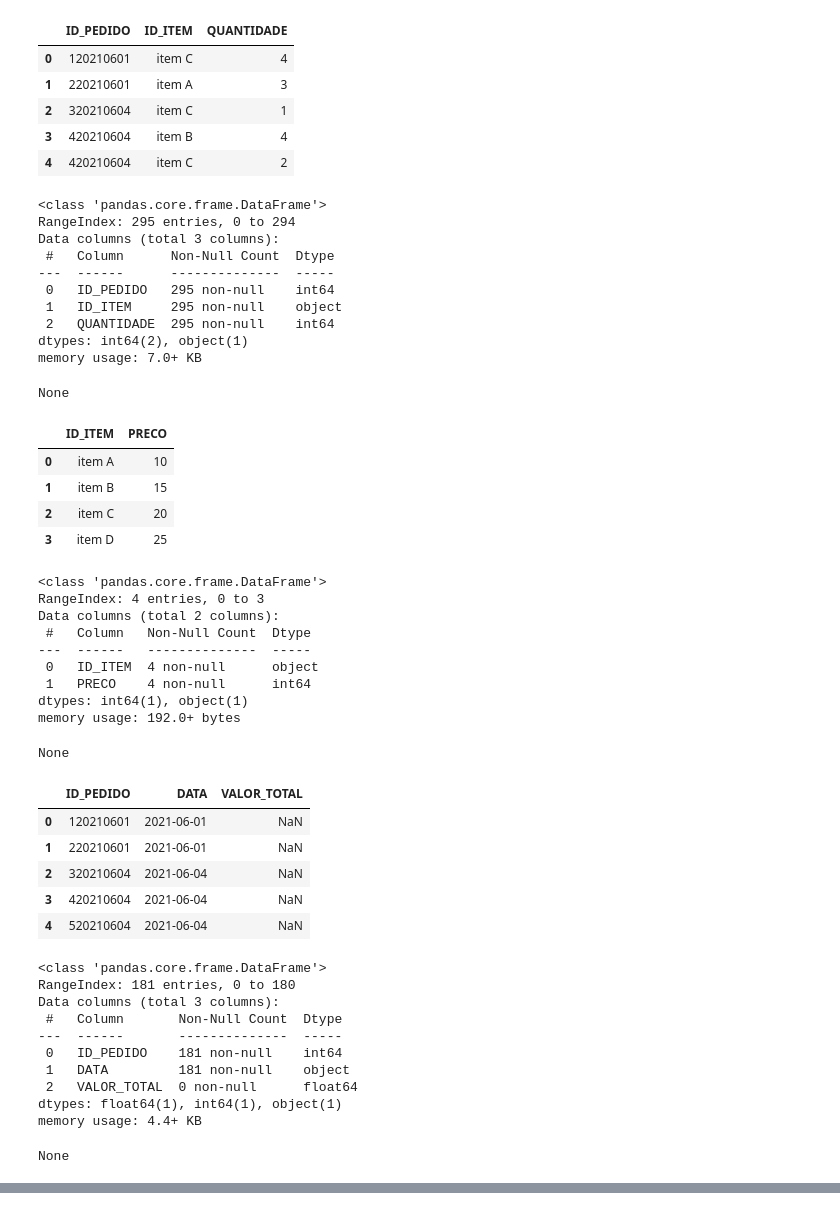
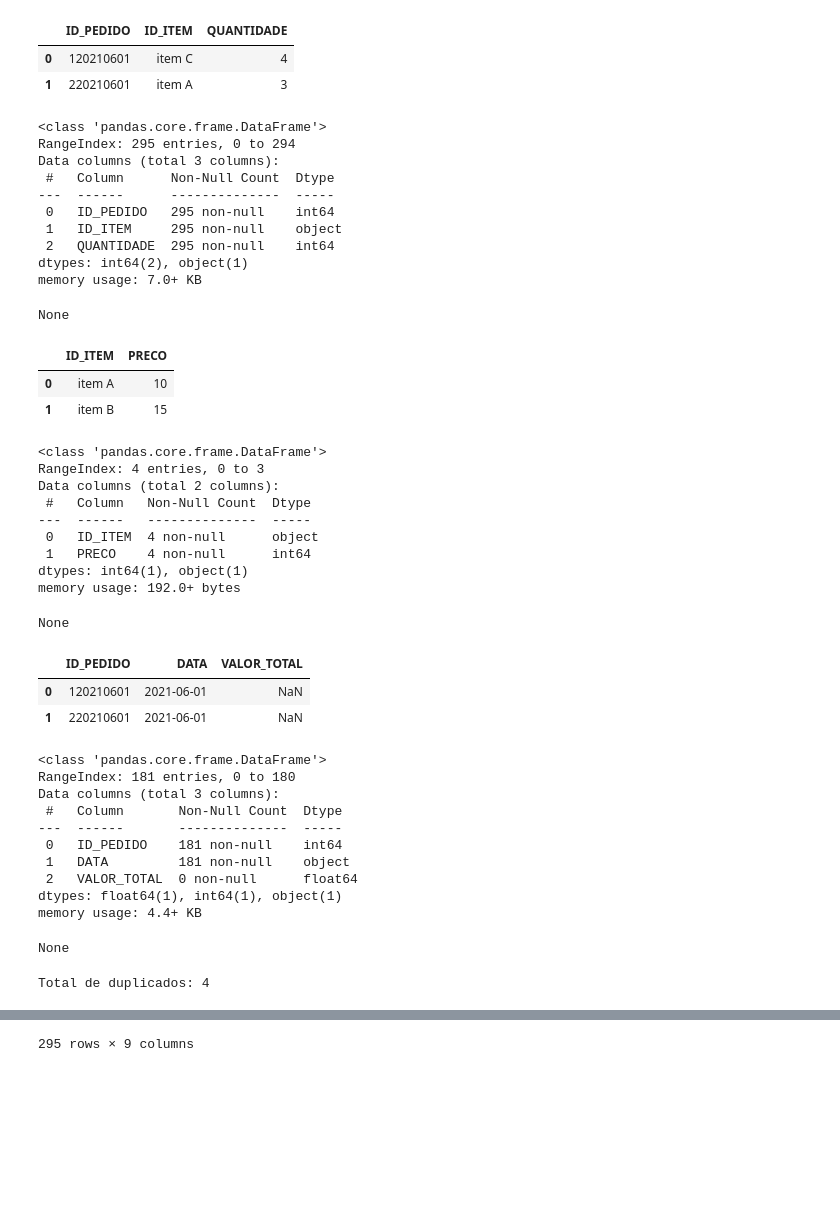
Before and after one commit to MarcoBispo97/desafio_datalakers-, a Jupyter notebook: case_mr_health.ipynb, the cells around one changed output, grey strips where cells are left out. Drawn from its saved outputs; the diff is of its cells as text; code cells hidden in the pictures; blank space fills up the shorter version.

```diff
--- a/case_mr_health.ipynb
+++ b/case_mr_health.ipynb
@@ -62,32 +59,54 @@
 # %%
 import pandas as pd
 
 df_item_pedido = pd.read_excel("/Users/marcobispo/Documents/desafio_datalakers-/ITEM_PEDIDO-_2_ _.xlsx")
 if 'Unnamed: 0' in df_item_pedido.columns:
     df_item_pedido = df_item_pedido.drop(columns=['Unnamed: 0'])
-display(df_item_pedido.head(5))
+display(df_item_pedido.head(2))
 display(df_item_pedido.info())
 
 df_item_3 = pd.read_excel("/Users/marcobispo/Documents/desafio_datalakers-/ITENS-_3___.xlsx")
 df_item_3 = df_item_3.rename(columns={
     'Unnamed: 0':'ID_ITEM',
     0:'PRECO'
 })
-display(df_item_3.head(5))
+display(df_item_3.head(2))
 display(df_item_3.info())
 
 df_pedido_1 = pd.read_excel("/Users/marcobispo/Documents/desafio_datalakers-/PEDIDO-_1__.xlsx")
 if 'Unnamed: 0' in df_pedido_1.columns:
     df_pedido_1 = df_pedido_1.drop(columns=['Unnamed: 0'])
-display(df_pedido_1.head(5))
+display(df_pedido_1.head(2))
 display(df_pedido_1.info())
+
+df_join1 = df_item_pedido.merge(df_item_3, on='ID_ITEM', how='left')
+df_join2 = df_join1.merge(df_pedido_1, on='ID_PEDIDO', how='left')
+df_join2['VALOR_TOTAL'] = df_join2['QUANTIDADE'] * df_join2["PRECO"]
+df = df_join2
+
+traducao_dias = {
+    'Monday': 'Segunda-feira',
+    'Tuesday': 'Terça-feira',
+    'Wednesday': 'Quarta-feira',
+    'Thursday': 'Quinta-feira',
+    'Friday': 'Sexta-feira',
+    'Saturday': 'Sábado',
+    'Sunday': 'Domingo'
+}
+
+df['DATA'] = pd.to_datetime(df['DATA'], format='%Y-%m-%d')
+df.sort_values(by='DATA')
+df['DIA DA SEMANA'] = df['DATA'].dt.day_name()
+df['DIA DA SEMANA'] = df['DIA DA SEMANA'].replace(traducao_dias)
+df["NUMERO DA SEMANA"] = df['DATA'].dt.isocalendar().week
+df['NUMERO DO MES'] = df['DATA'].dt.month
+total_duplicados = df.duplicated().sum()
+print("Total de duplicados:", total_duplicados)
+df
 # %% [output]
 |  | ID_PEDIDO | ID_ITEM | QUANTIDADE |
 | 0 | 120210601 | item C | 4 |
 | 1 | 220210601 | item A | 3 |
-| 2 | 320210604 | item C | 1 |
-| 3 | 420210604 | item B | 4 |
-| 4 | 420210604 | item C | 2 |
 <class 'pandas.core.frame.DataFrame'>
 RangeIndex: 295 entries, 0 to 294
 Data columns (total 3 columns):
@@ -102,8 +121,6 @@ None
 |  | ID_ITEM | PRECO |
 | 0 | item A | 10 |
 | 1 | item B | 15 |
-| 2 | item C | 20 |
-| 3 | item D | 25 |
 <class 'pandas.core.frame.DataFrame'>
 RangeIndex: 4 entries, 0 to 3
 Data columns (total 2 columns):
@@ -117,9 +134,6 @@ None
 |  | ID_PEDIDO | DATA | VALOR_TOTAL |
 | 0 | 120210601 | 2021-06-01 | NaN |
 | 1 | 220210601 | 2021-06-01 | NaN |
-| 2 | 320210604 | 2021-06-04 | NaN |
-| 3 | 420210604 | 2021-06-04 | NaN |
-| 4 | 520210604 | 2021-06-04 | NaN |
 <class 'pandas.core.frame.DataFrame'>
 RangeIndex: 181 entries, 0 to 180
 Data columns (total 3 columns):
@@ -131,3 +145,4 @@ Data columns (total 3 columns):
 dtypes: float64(1), int64(1), object(1)
 memory usage: 4.4+ KB
 None
+Total de duplicados: 4
@@ -133,0 +161 @@ None
+295 rows × 9 columns
```
Also changed, not shown: parts of 37 cells of this notebook.
